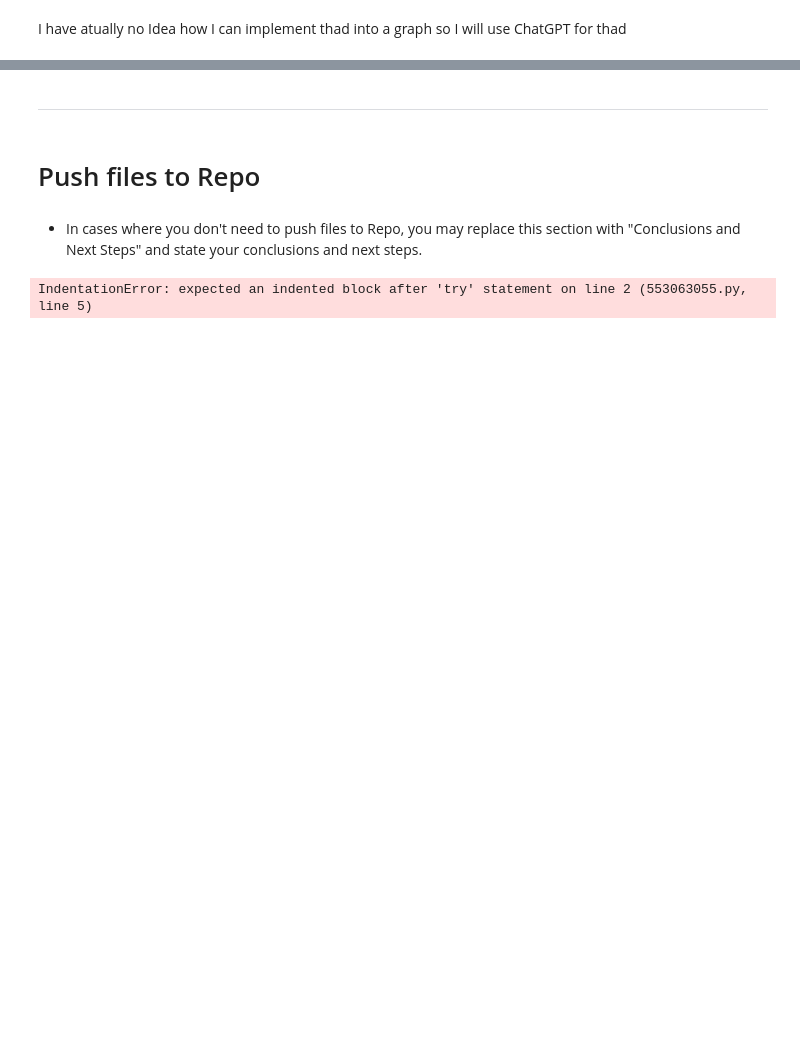
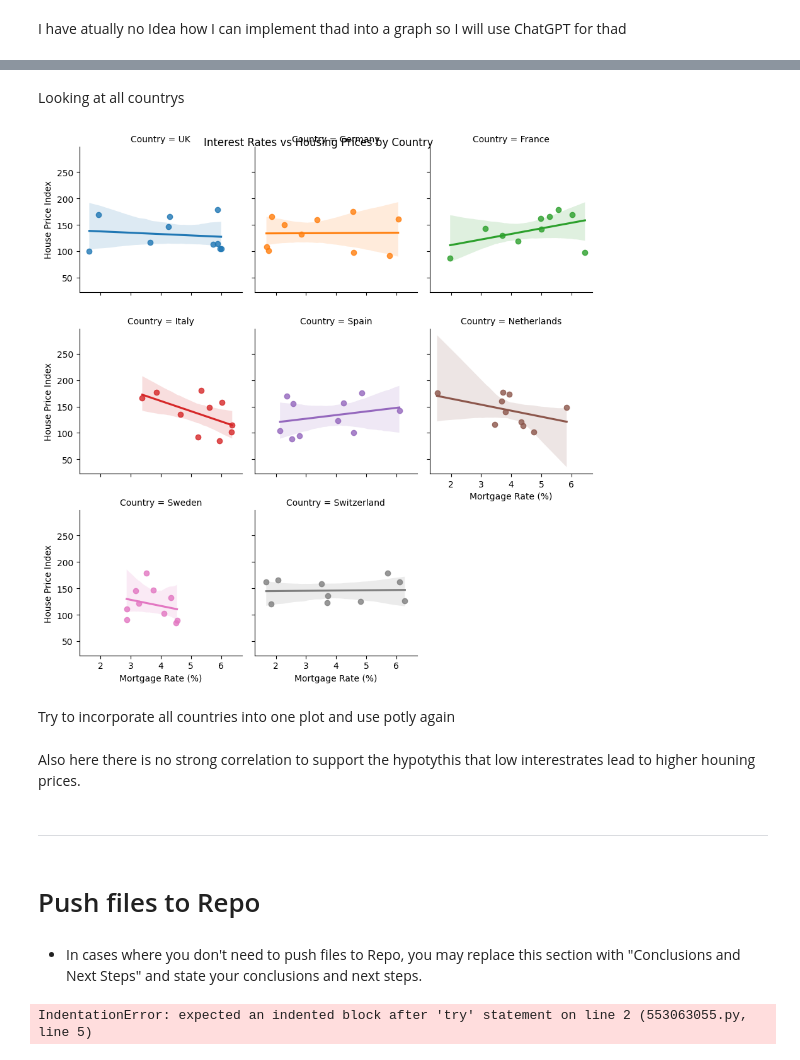
Before and after one commit to MaximilianKlein92/data_anaylsis_global_housing_market, a Jupyter notebook: jupyter_notebooks/data_visualitation.ipynb, the cells around one changed output, grey strips where cells are left out. Drawn from its saved outputs; the diff is of its cells as text; code cells hidden in the pictures; blank space fills up the shorter version.

```diff
--- a/jupyter_notebooks/data_visualitation.ipynb
+++ b/jupyter_notebooks/data_visualitation.ipynb
@@ -186,0 +207,11 @@ NOTE
+# %% [markdown]
+Looking at all countrys
+# %%
+fig = sns.lmplot( data=df,x="Mortgage Rate (%)", y="House Price Index",
+                 hue="Country", col="Country", col_wrap=3, height=3)
+fig.fig.suptitle("Interest Rates vs Housing Prices by Country")
+plt.show()
+# %% [output]
+[figure, added]
+# %% [markdown]
+Try to incorporate all countries into one plot and use potly again
@@ -187,3 +233,5 @@ NOTE
+# %% [markdown]
+Also here there is no strong correlation to support the hypotythis that low interestrates lead to higher houning prices.
 # %% [markdown]
 ---
 # %% [markdown]
```
Also changed, not shown: parts of 11 cells of this notebook.
